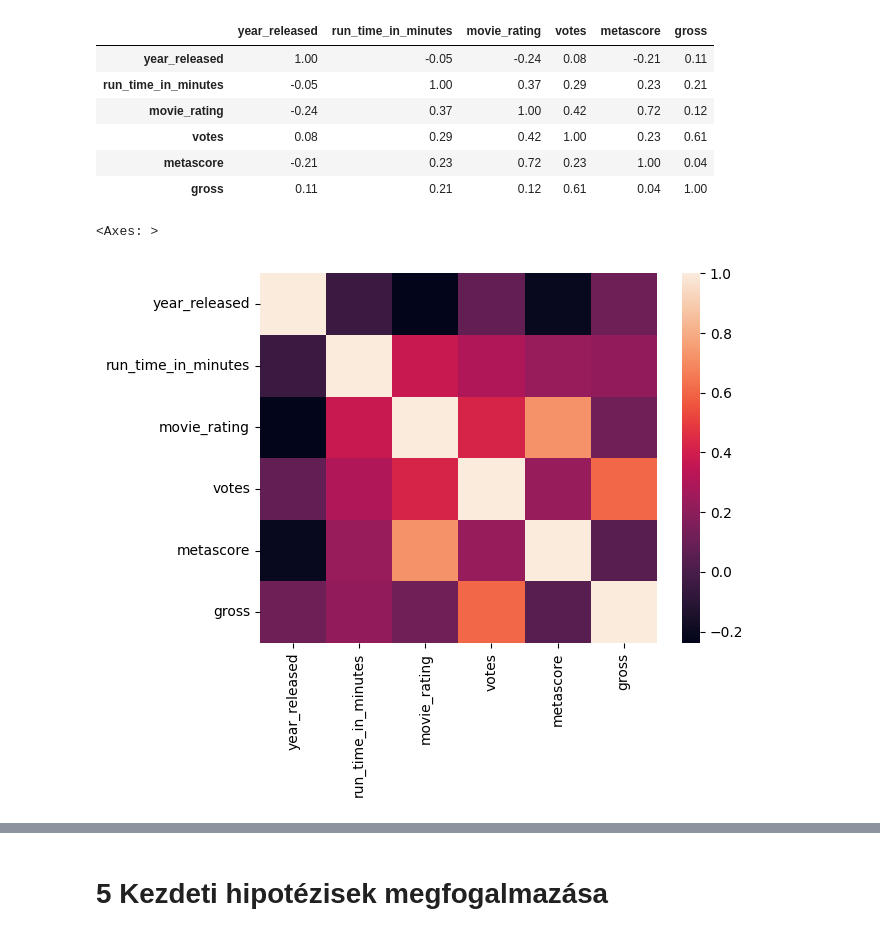
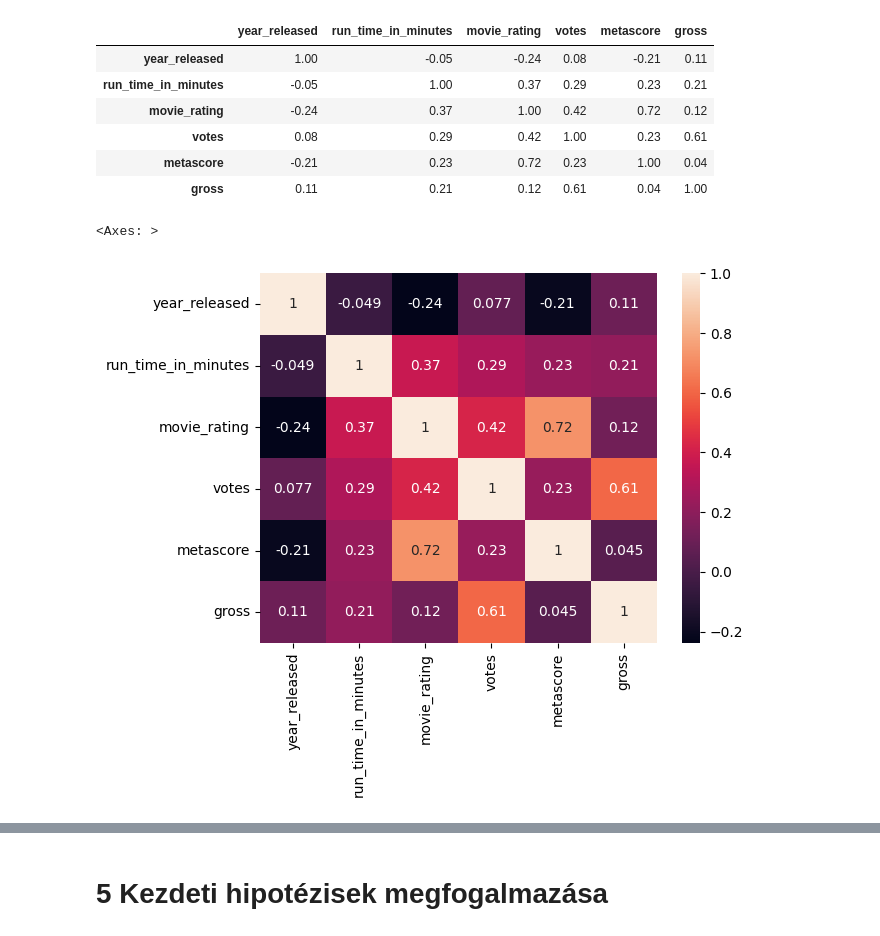
Before and after one commit to gutbrot/dataS, a Jupyter notebook: hw/EDA.ipynb, the cells around one changed output, grey strips where cells are left out. Drawn from its saved outputs; the diff is of its cells as text; code cells hidden in the pictures.

```diff
--- a/hw/EDA.ipynb
+++ b/hw/EDA.ipynb
@@ -264,3 +288,7 @@ df.head()
+# %%
+df["certification"] = df["certification"].replace(
+    {"Not Rated": "Unrated"}
+)
 # %% [markdown]
 ## 2.3 A rekordok értelmezése
 # %% [markdown]
@@ -632,2 +789,0 @@ plt.show()
-# %%
-df['avg_score'] = df[['metascore', 'movie_rating']].mean(axis=1)
@@ -663,7 +853,7 @@ corr
 | metascore | -0.21 | 0.23 | 0.72 | 0.23 | 1.00 | 0.04 |
 | gross | 0.11 | 0.21 | 0.12 | 0.61 | 0.04 | 1.00 |
 # %%
-sns.heatmap(corr)
+sns.heatmap(corr, annot=True)
 # %% [output]
 <Axes: >
-[figure, old version]
+[figure, new version]
```
Also changed, not shown: parts of 84 cells of this notebook, 1 other file.
